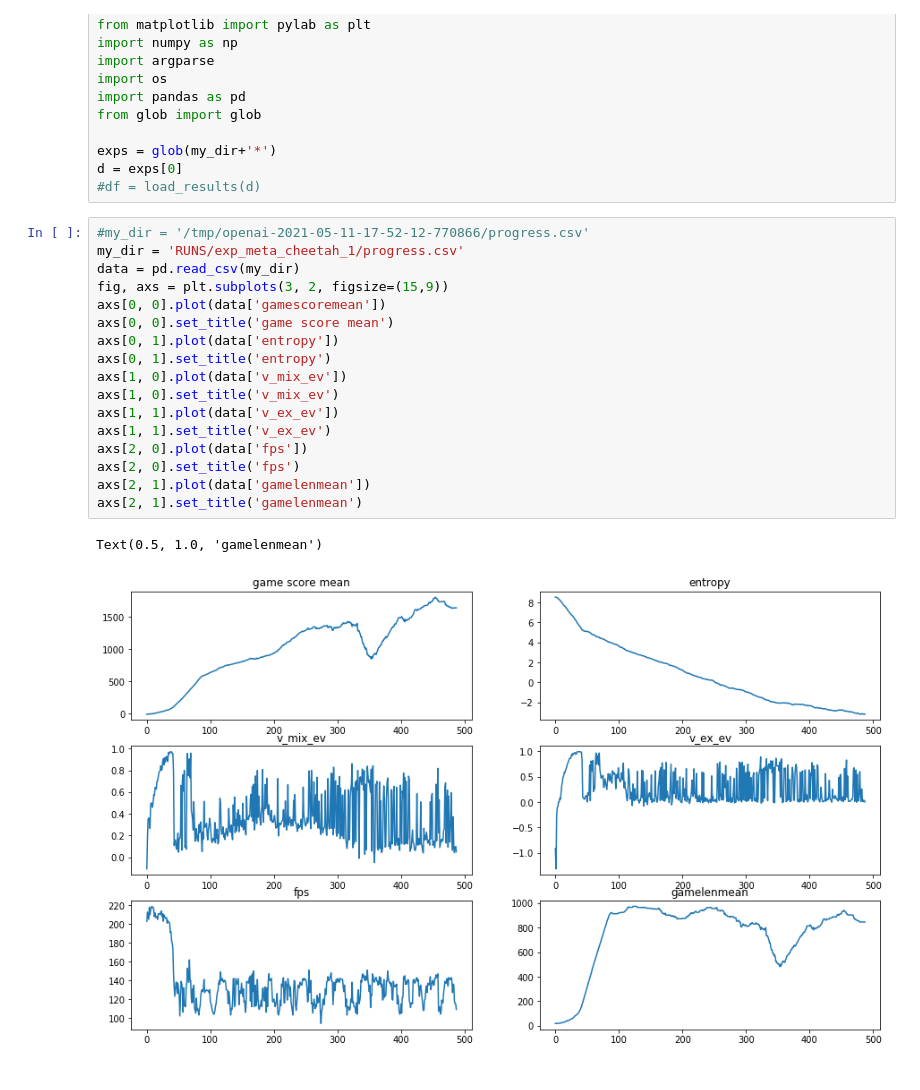
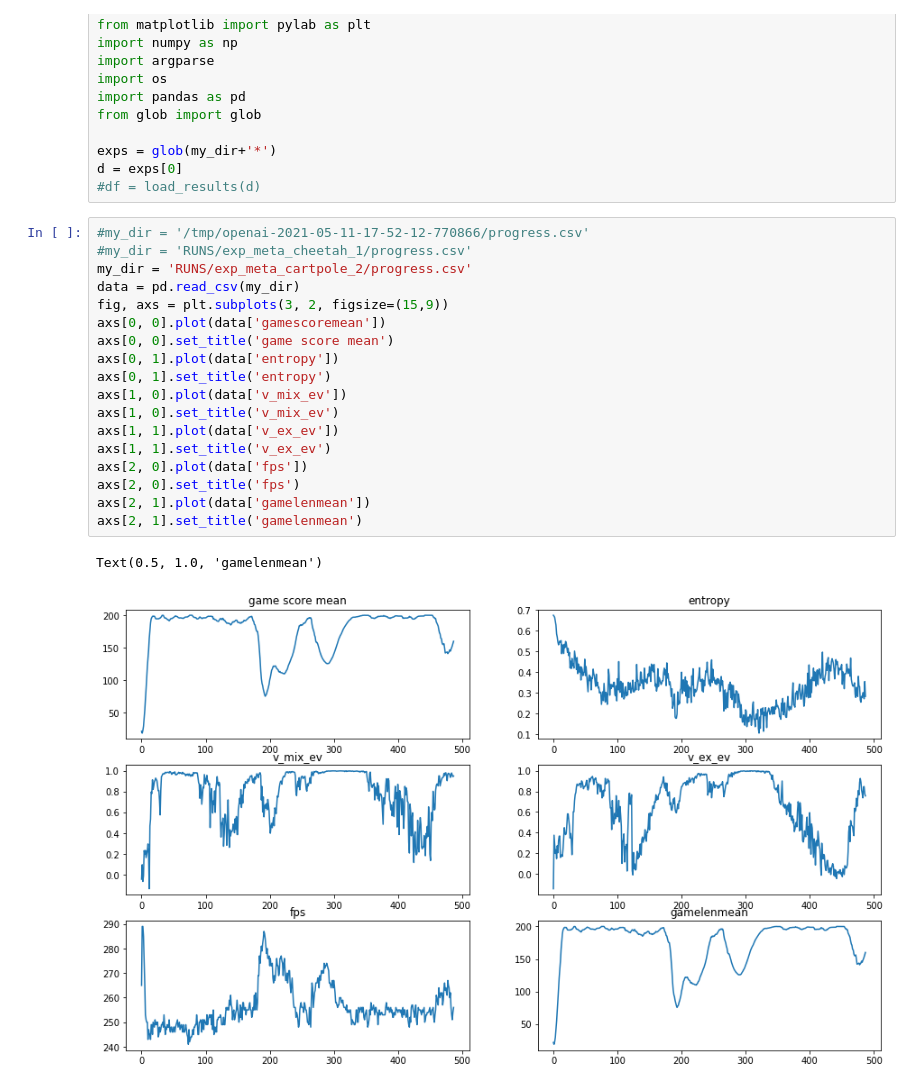
Before and after one commit to gabrielelibardi/lirpg_test, a Jupyter notebook: monitor.ipynb, the cells around one changed output. Saved outputs shown, nothing was run; the diff lists cells and outputs as text.

```diff
--- a/monitor.ipynb
+++ b/monitor.ipynb
@@ -14,24 +14,25 @@ d = exps[0]
 #df = load_results(d)
 # %%
 #my_dir = '/tmp/openai-2021-05-11-17-52-12-770866/progress.csv'
-my_dir = 'RUNS/exp_meta_cheetah_1/progress.csv'
+#my_dir = 'RUNS/exp_meta_cheetah_1/progress.csv'
+my_dir = 'RUNS/exp_meta_cartpole_2/progress.csv'
 data = pd.read_csv(my_dir)
 fig, axs = plt.subplots(3, 2, figsize=(15,9))
 axs[0, 0].plot(data['gamescoremean'])
 axs[0, 0].set_title('game score mean')
 axs[0, 1].plot(data['entropy'])
 axs[0, 1].set_title('entropy')
 axs[1, 0].plot(data['v_mix_ev'])
 axs[1, 0].set_title('v_mix_ev')
 axs[1, 1].plot(data['v_ex_ev'])
 axs[1, 1].set_title('v_ex_ev')
 axs[2, 0].plot(data['fps'])
 axs[2, 0].set_title('fps')
 axs[2, 1].plot(data['gamelenmean'])
 axs[2, 1].set_title('gamelenmean')
 # %% [output]
 Text(0.5, 1.0, 'gamelenmean')
-[figure, old version]
+[figure, new version]
 # %%
 data
 # %% [output]
```
Also changed, not shown: parts of 1 cell of this notebook, 3 other files.
